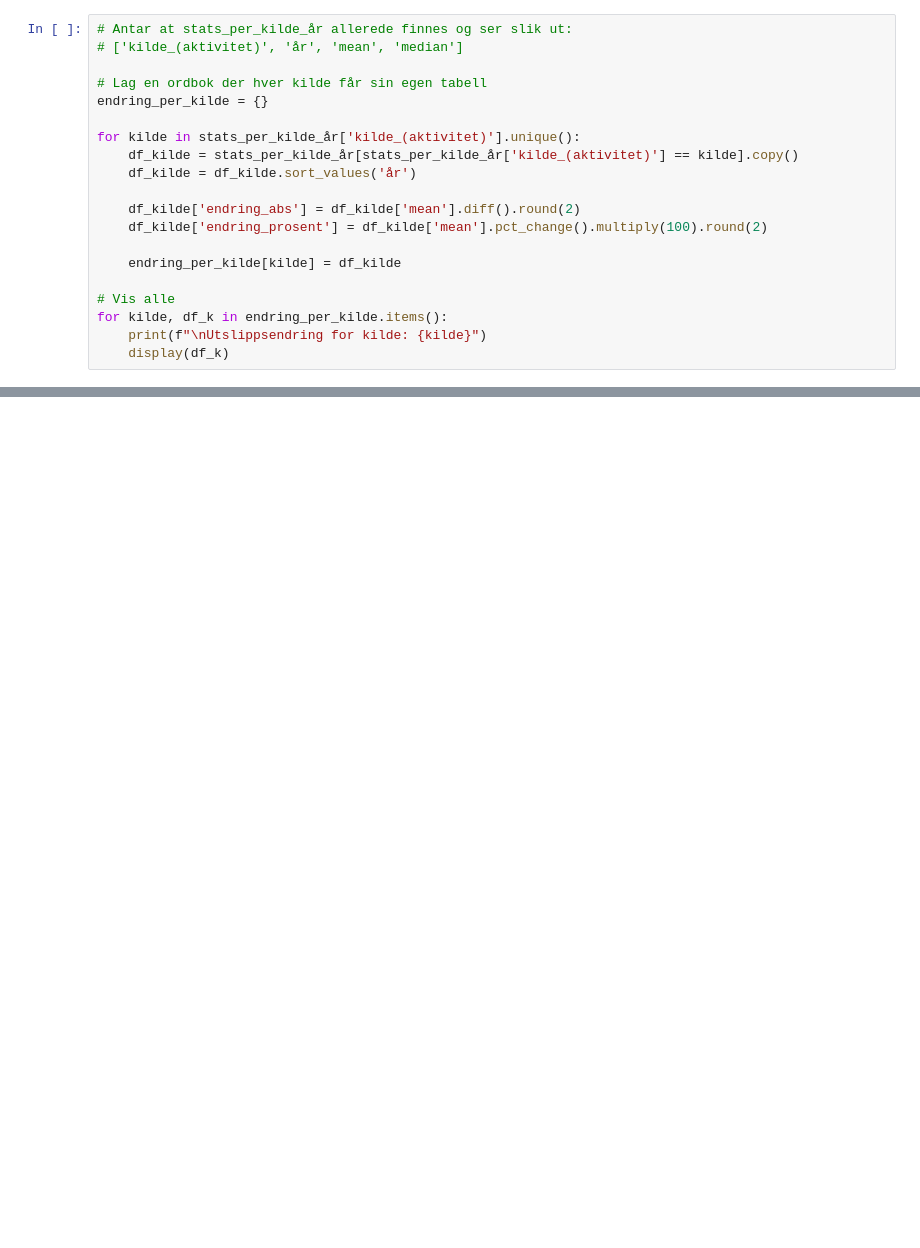
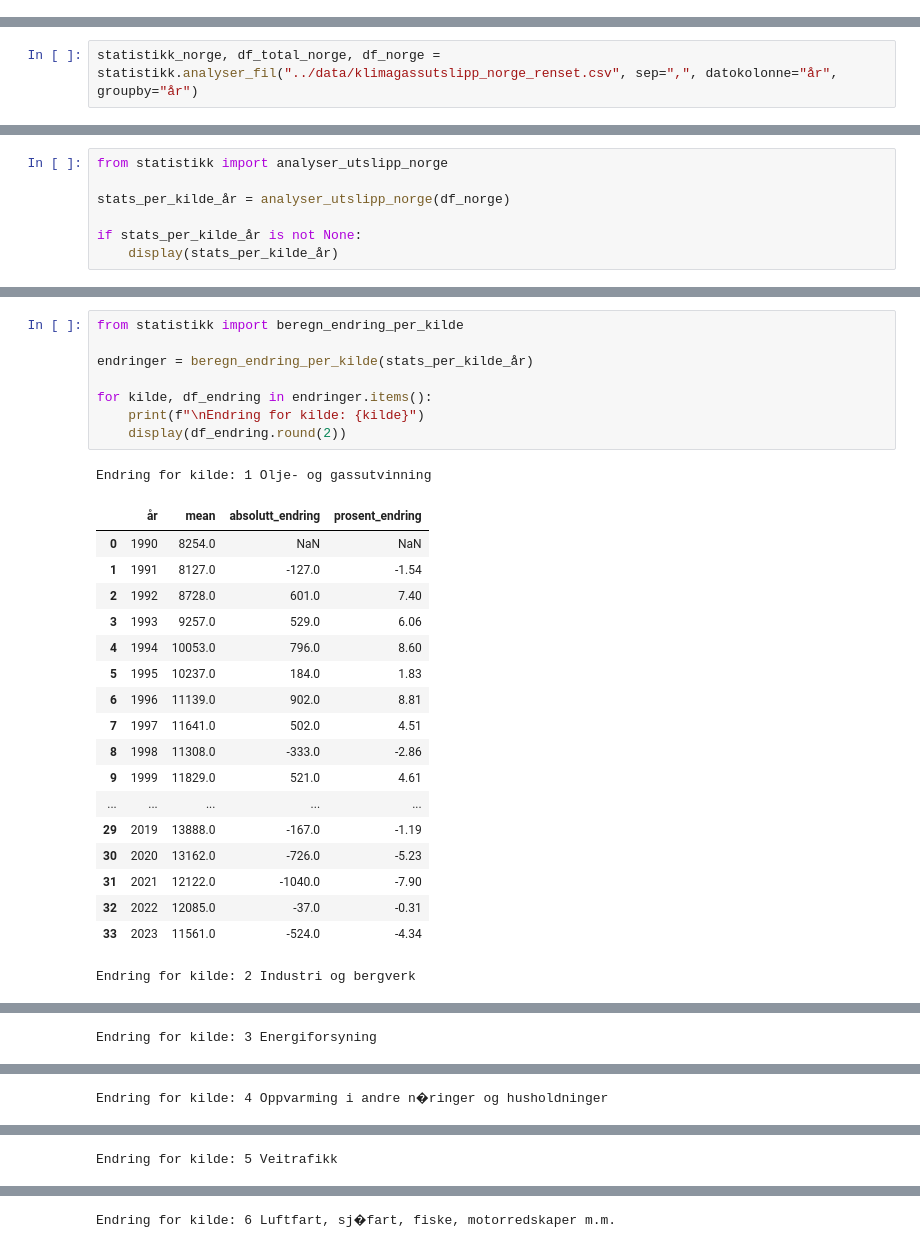
Before and after one commit to idunnbh/Mappe, a Jupyter notebook: notebooks/dataanalyse.ipynb, the cells around one changed output, grey strips where cells are left out. Cells and saved outputs as stored; diff of their text form; blank space fills up the shorter version.

```diff
--- a/notebooks/dataanalyse.ipynb
+++ b/notebooks/dataanalyse.ipynb
@@ -275,20 +0,0 @@ Endring i utslipp fra 1990 til 2023: -4694 (ca. -9.14 %)
-# %%
-# Antar at stats_per_kilde_år allerede finnes og ser slik ut:
-# ['kilde_(aktivitet)', 'år', 'mean', 'median']
-
-# Lag en ordbok der hver kilde får sin egen tabell
-endring_per_kilde = {}
-
-for kilde in stats_per_kilde_år['kilde_(aktivitet)'].unique():
-    df_kilde = stats_per_kilde_år[stats_per_kilde_år['kilde_(aktivitet)'] == kilde].copy()
-    df_kilde = df_kilde.sort_values('år')
-
-    df_kilde['endring_abs'] = df_kilde['mean'].diff().round(2)
-    df_kilde['endring_prosent'] = df_kilde['mean'].pct_change().multiply(100).round(2)
-
-    endring_per_kilde[kilde] = df_kilde
-
-# Vis alle
-for kilde, df_k in endring_per_kilde.items():
-    print(f"\nUtslippsendring for kilde: {kilde}")
-    display(df_k)
@@ -629,0 +228,2 @@ Når på døgnet det er mest elgeseter_pm10_ugm3_hour :
+# %%
+statistikk_norge, df_total_norge, df_norge = statistikk.analyser_fil("../data/klimagassutslipp_norge_renset.csv", sep=",", datokolonne="år", groupby="år")
@@ -629,0 +232,7 @@ Når på døgnet det er mest elgeseter_pm10_ugm3_hour :
+# %%
+from statistikk import analyser_utslipp_norge
+
+stats_per_kilde_år = analyser_utslipp_norge(df_norge)
+
+if stats_per_kilde_år is not None:
+    display(stats_per_kilde_år)
@@ -629,0 +300,28 @@ Når på døgnet det er mest elgeseter_pm10_ugm3_hour :
+# %%
+from statistikk import beregn_endring_per_kilde
+
+endringer = beregn_endring_per_kilde(stats_per_kilde_år)
+
+for kilde, df_endring in endringer.items():
+    print(f"\nEndring for kilde: {kilde}")
+    display(df_endring.round(2))
+# %% [output]
+Endring for kilde: 1 Olje- og gassutvinning
+|  | år | mean | absolutt_endring | prosent_endring |
+| 0 | 1990 | 8254.0 | NaN | NaN |
+| 1 | 1991 | 8127.0 | -127.0 | -1.54 |
+| 2 | 1992 | 8728.0 | 601.0 | 7.40 |
+| 3 | 1993 | 9257.0 | 529.0 | 6.06 |
+| 4 | 1994 | 10053.0 | 796.0 | 8.60 |
+| 5 | 1995 | 10237.0 | 184.0 | 1.83 |
+| 6 | 1996 | 11139.0 | 902.0 | 8.81 |
+| 7 | 1997 | 11641.0 | 502.0 | 4.51 |
+| 8 | 1998 | 11308.0 | -333.0 | -2.86 |
+| 9 | 1999 | 11829.0 | 521.0 | 4.61 |
+| ... | ... | ... | ... | ... |
+| 29 | 2019 | 13888.0 | -167.0 | -1.19 |
+| 30 | 2020 | 13162.0 | -726.0 | -5.23 |
+| 31 | 2021 | 12122.0 | -1040.0 | -7.90 |
+| 32 | 2022 | 12085.0 | -37.0 | -0.31 |
+| 33 | 2023 | 11561.0 | -524.0 | -4.34 |
+Endring for kilde: 2 Industri og bergverk
@@ -629,0 +345 @@ Når på døgnet det er mest elgeseter_pm10_ugm3_hour :
+Endring for kilde: 3 Energiforsyning
@@ -629,0 +363 @@ Når på døgnet det er mest elgeseter_pm10_ugm3_hour :
+Endring for kilde: 4 Oppvarming i andre n�ringer og husholdninger
@@ -629,0 +381 @@ Når på døgnet det er mest elgeseter_pm10_ugm3_hour :
+Endring for kilde: 5 Veitrafikk
@@ -629,0 +399 @@ Når på døgnet det er mest elgeseter_pm10_ugm3_hour :
+Endring for kilde: 6 Luftfart, sj�fart, fiske, motorredskaper m.m.
```
Also changed, not shown: parts of 66 cells of this notebook, 4 other files.
